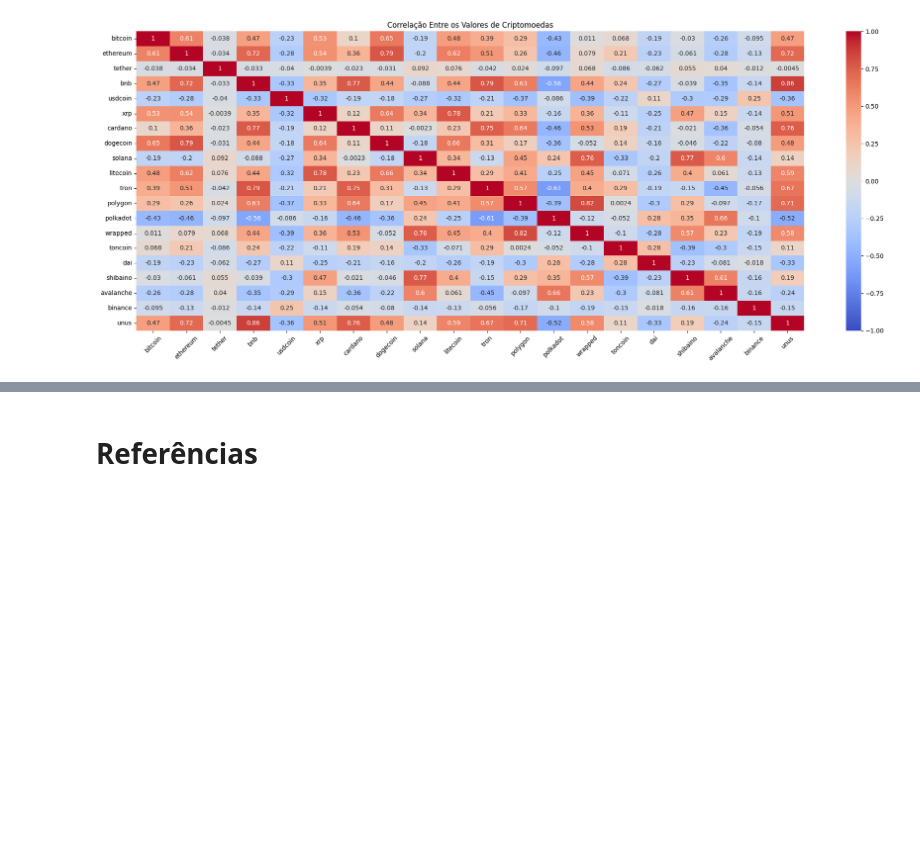
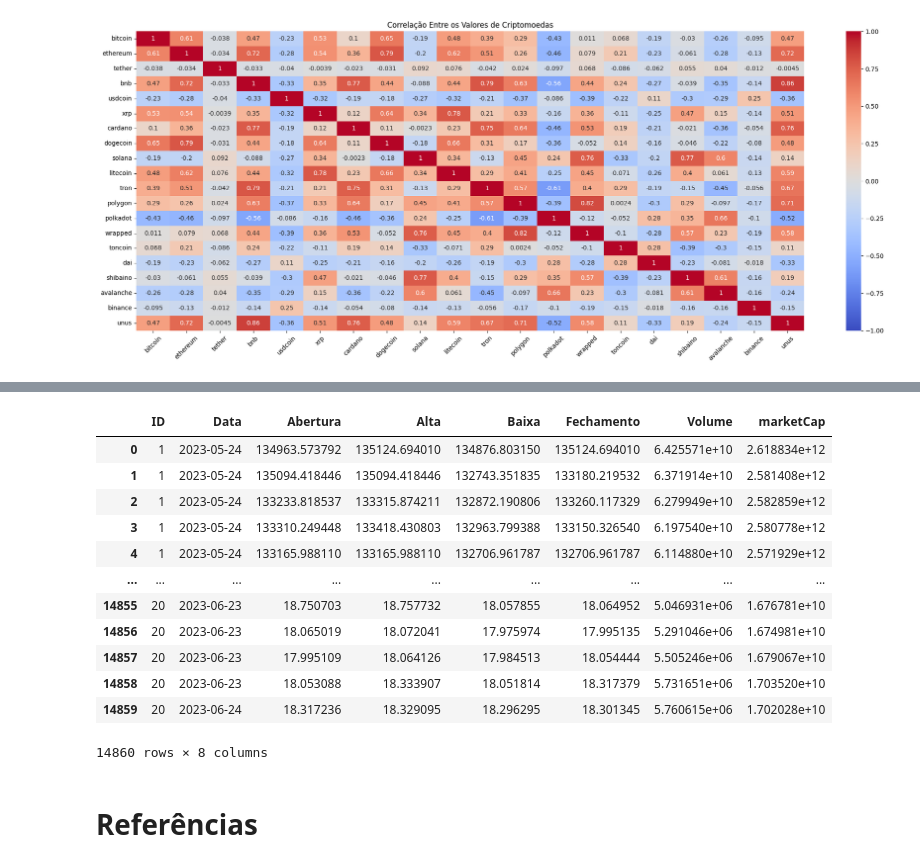
Before and after one commit to CassioRibeiro/ProjetoFinal, a Jupyter notebook: [M5] Notebook.ipynb, the cells around one changed output, grey strips where cells are left out. Drawn from its saved outputs; the diff is of its cells as text; code cells hidden in the pictures; blank space fills up the shorter version.

```diff
--- a/[M5] Notebook.ipynb
+++ b/[M5] Notebook.ipynb
@@ -901,0 +878,15 @@ copy
+# %%
+# Dicionário com os termos traduzidos das colunas:
+traducao = {"open": "Abertura","high": "Alta", "low" : "Baixa", "close": "Fechamento", "volume" : "Volume", "marketcap": "Market_Cap",
+            'timestamp' : "Data", "Moeda" : "Moeda"}
+# %%
+# Renomeando a partir do dicionário anterior:
+copycsv.rename(columns=traducao, inplace=True)
+copycsv30.rename(columns=traducao, inplace=True)
+# %%
+# Lista com a ordem definida para aplicação no SQL:
+ordem_colunas=['ID',"Moeda", "Data","Abertura","Alta","Baixa","Fechamento","Volume", "marketCap"]
+# %%
+# Realocando a ordem das colunas de acordo com a lista anterior:
+copycsv=copycsv.reindex (columns=ordem_colunas)
+copycsv30=copycsv30.reindex (columns=ordem_colunas)
@@ -902,3 +905,20 @@ copy
+# %%
+# Impressão no terminal:
+copycsv30
+# %% [output]
+|  | ID | Data | Abertura | Alta | Baixa | Fechamento | Volume | marketCap |
+| 0 | 1 | 2023-05-24 | 134963.573792 | 135124.694010 | 134876.803150 | 135124.694010 | 6.425571e+10 | 2.618834e+12 |
+| 1 | 1 | 2023-05-24 | 135094.418446 | 135094.418446 | 132743.351835 | 133180.219532 | 6.371914e+10 | 2.581408e+12 |
+| 2 | 1 | 2023-05-24 | 133233.818537 | 133315.874211 | 132872.190806 | 133260.117329 | 6.279949e+10 | 2.582859e+12 |
+| 3 | 1 | 2023-05-24 | 133310.249448 | 133418.430803 | 132963.799388 | 133150.326540 | 6.197540e+10 | 2.580778e+12 |
+| 4 | 1 | 2023-05-24 | 133165.988110 | 133165.988110 | 132706.961787 | 132706.961787 | 6.114880e+10 | 2.571929e+12 |
+| ... | ... | ... | ... | ... | ... | ... | ... | ... |
+| 14855 | 20 | 2023-06-23 | 18.750703 | 18.757732 | 18.057855 | 18.064952 | 5.046931e+06 | 1.676781e+10 |
+| 14856 | 20 | 2023-06-23 | 18.065019 | 18.072041 | 17.975974 | 17.995135 | 5.291046e+06 | 1.674981e+10 |
+| 14857 | 20 | 2023-06-23 | 17.995109 | 18.064126 | 17.984513 | 18.054444 | 5.505246e+06 | 1.679067e+10 |
+| 14858 | 20 | 2023-06-23 | 18.053088 | 18.333907 | 18.051814 | 18.317379 | 5.731651e+06 | 1.703520e+10 |
+| 14859 | 20 | 2023-06-24 | 18.317236 | 18.329095 | 18.296295 | 18.301345 | 5.760615e+06 | 1.702028e+10 |
+14860 rows × 8 columns
 # %% [markdown]
 # Referências
 # %% [markdown]
```
Also changed, not shown: parts of 27 cells of this notebook.
